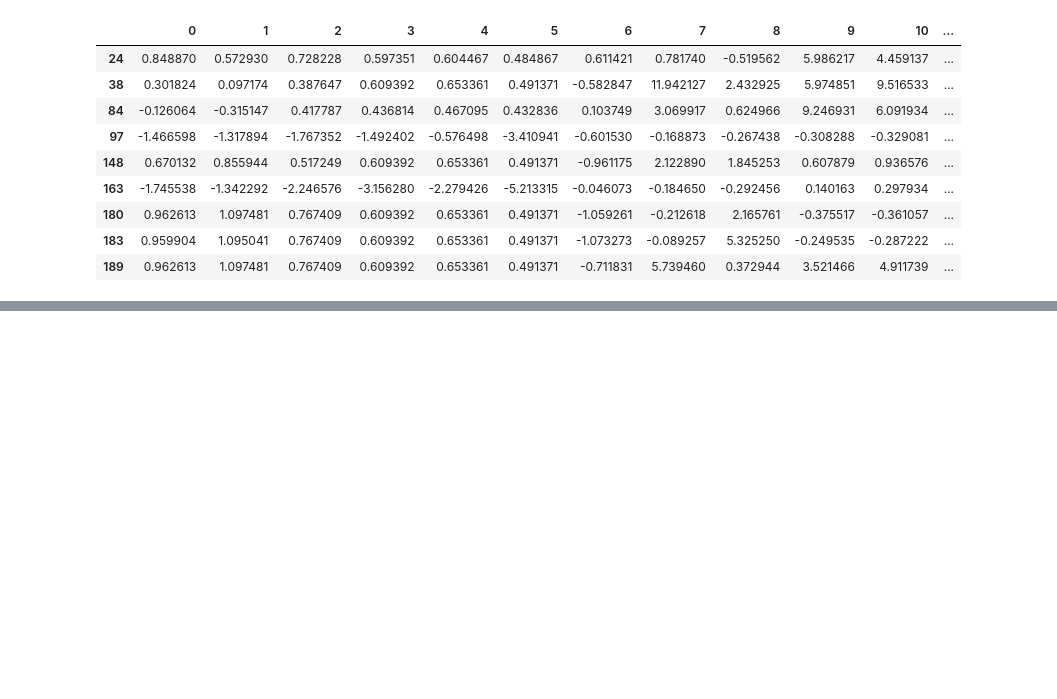
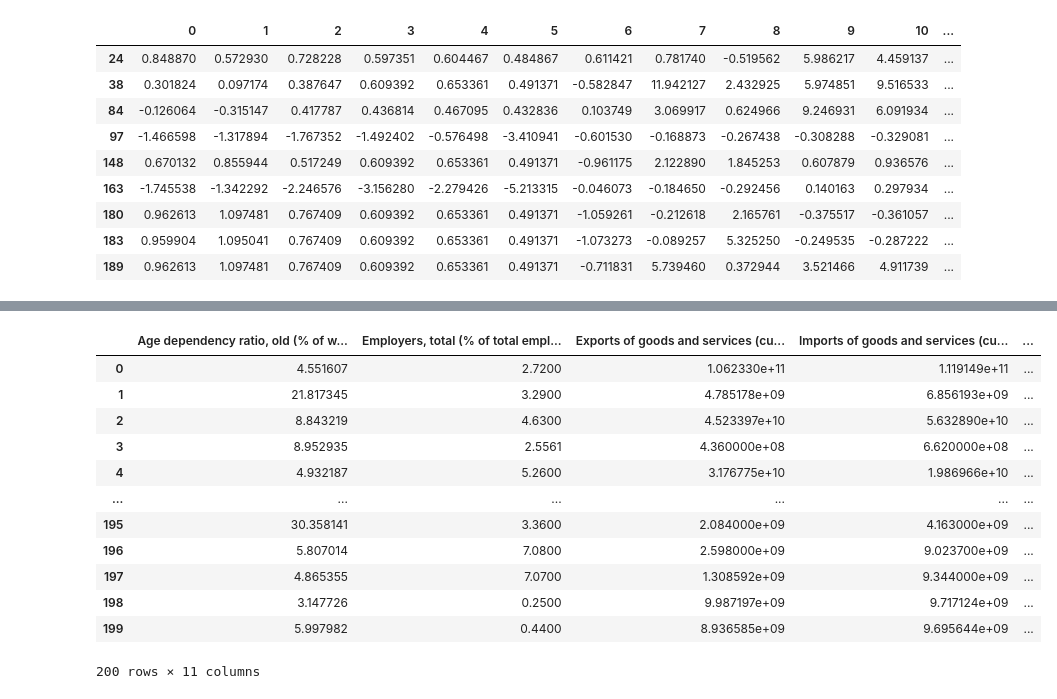
Before and after one commit to isabellacadisco/AMS, a Jupyter notebook: kaya identity analysis/Outlier detection DBSCAN.ipynb, the cells around one changed output, grey strips where cells are left out. Drawn from its saved outputs; the diff is of its cells as text; code cells hidden in the pictures; blank space fills up the shorter version.

```diff
--- a/kaya identity analysis/Outlier detection DBSCAN.ipynb
+++ b/kaya identity analysis/Outlier detection DBSCAN.ipynb
@@ -84,0 +133,16 @@ data.loc[[163]]
+# %%
+econ_data
+# %% [output]
+|  | Age dependency ratio, old (% of w... | Employers, total (% of total empl... | Exports of goods and services (cu... | Imports of goods and services (cu... | ... |
+| 0 | 4.551607 | 2.7200 | 1.062330e+11 | 1.119149e+11 | ... |
+| 1 | 21.817345 | 3.2900 | 4.785178e+09 | 6.856193e+09 | ... |
+| 2 | 8.843219 | 4.6300 | 4.523397e+10 | 5.632890e+10 | ... |
+| 3 | 8.952935 | 2.5561 | 4.360000e+08 | 6.620000e+08 | ... |
+| 4 | 4.932187 | 5.2600 | 3.176775e+10 | 1.986966e+10 | ... |
+| ... | ... | ... | ... | ... | ... |
+| 195 | 30.358141 | 3.3600 | 2.084000e+09 | 4.163000e+09 | ... |
+| 196 | 5.807014 | 7.0800 | 2.598000e+09 | 9.023700e+09 | ... |
+| 197 | 4.865355 | 7.0700 | 1.308592e+09 | 9.344000e+09 | ... |
+| 198 | 3.147726 | 0.2500 | 9.987197e+09 | 9.717124e+09 | ... |
+| 199 | 5.997982 | 0.4400 | 8.936585e+09 | 9.695644e+09 | ... |
+200 rows × 11 columns
```
Also changed, not shown: parts of 21 cells of this notebook.
